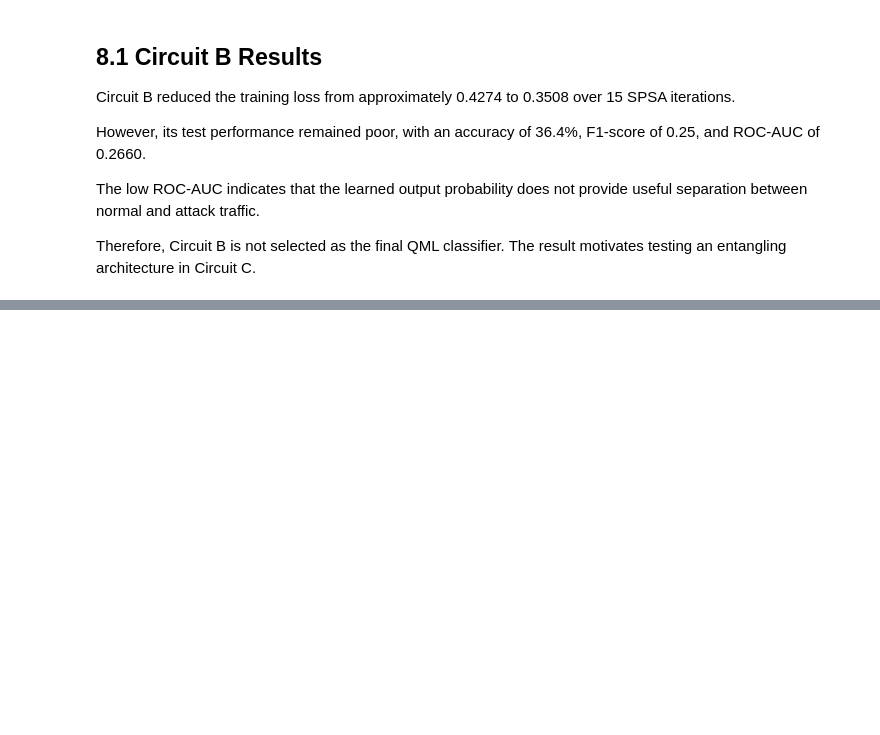
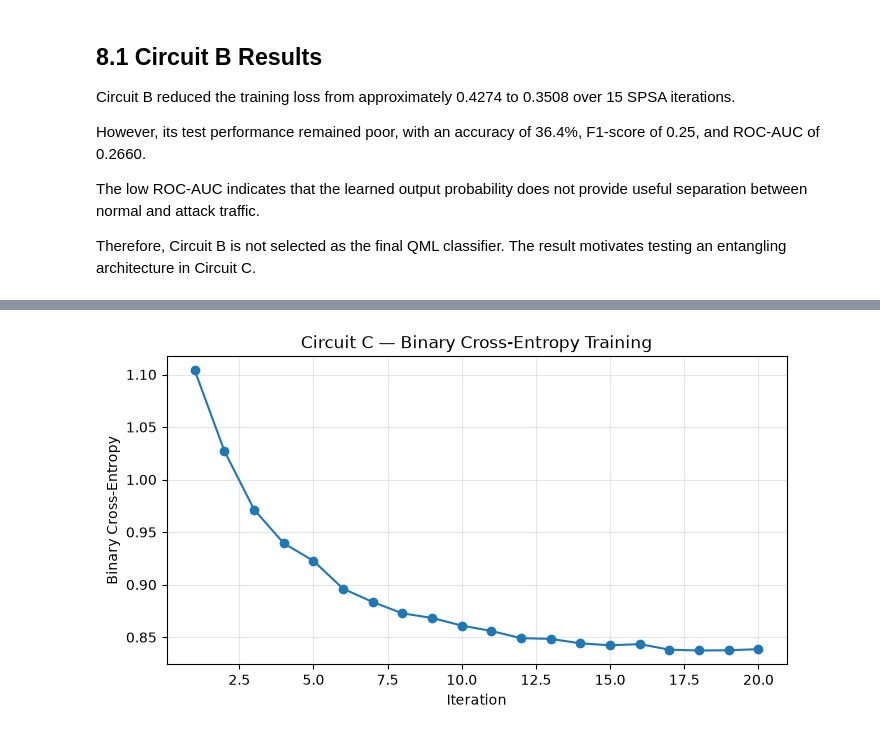
Before and after one commit to AskariAbidi18/Aeges-Q, a Jupyter notebook: notebooks/05_qml_benchmarks/unsw_nb15_qml_benchmark.ipynb, the cells around one changed output, grey strips where cells are left out. Drawn from its saved outputs; the diff is of its cells as text; code cells hidden in the pictures; blank space fills up the shorter version.

```diff
--- a/notebooks/05_qml_benchmarks/unsw_nb15_qml_benchmark.ipynb
+++ b/notebooks/05_qml_benchmarks/unsw_nb15_qml_benchmark.ipynb
@@ -667,0 +1749,28 @@ Therefore, Circuit B is not selected as the final QML classifier. The result mot
+# %%
+np.random.seed(RANDOM_STATE)
+
+start_time = time.time()
+
+final_c_bce_values, final_c_bce_history = train_circuit_c_bce(
+    theta_c_values,
+    X_final_train,
+    y_final_train,
+    iterations=20,
+    learning_rate=0.10,
+    perturbation=0.08,
+    shots=256
+)
+
+final_c_bce_training_time = time.time() - start_time
+
+final_c_bce_parameters = circuit_c_parameters(
+    final_c_bce_values
+)
+
+print(
+    f"\nTraining time: "
+    f"{final_c_bce_training_time:.2f}s"
+)
+
+print("\nFinal parameters:")
+print(final_c_bce_values)
@@ -667,0 +1795,16 @@ Therefore, Circuit B is not selected as the final QML classifier. The result mot
+# %%
+plt.figure(figsize=(8, 4))
+
+plt.plot(
+    range(1, len(final_c_bce_history) + 1),
+    final_c_bce_history,
+    marker="o"
+)
+
+plt.title("Circuit C — Binary Cross-Entropy Training")
+plt.xlabel("Iteration")
+plt.ylabel("Binary Cross-Entropy")
+plt.grid(alpha=0.3)
+plt.show()
+# %% [output]
+[figure, added]
```
Also changed, not shown: parts of 51 cells of this notebook, 3 other files.
